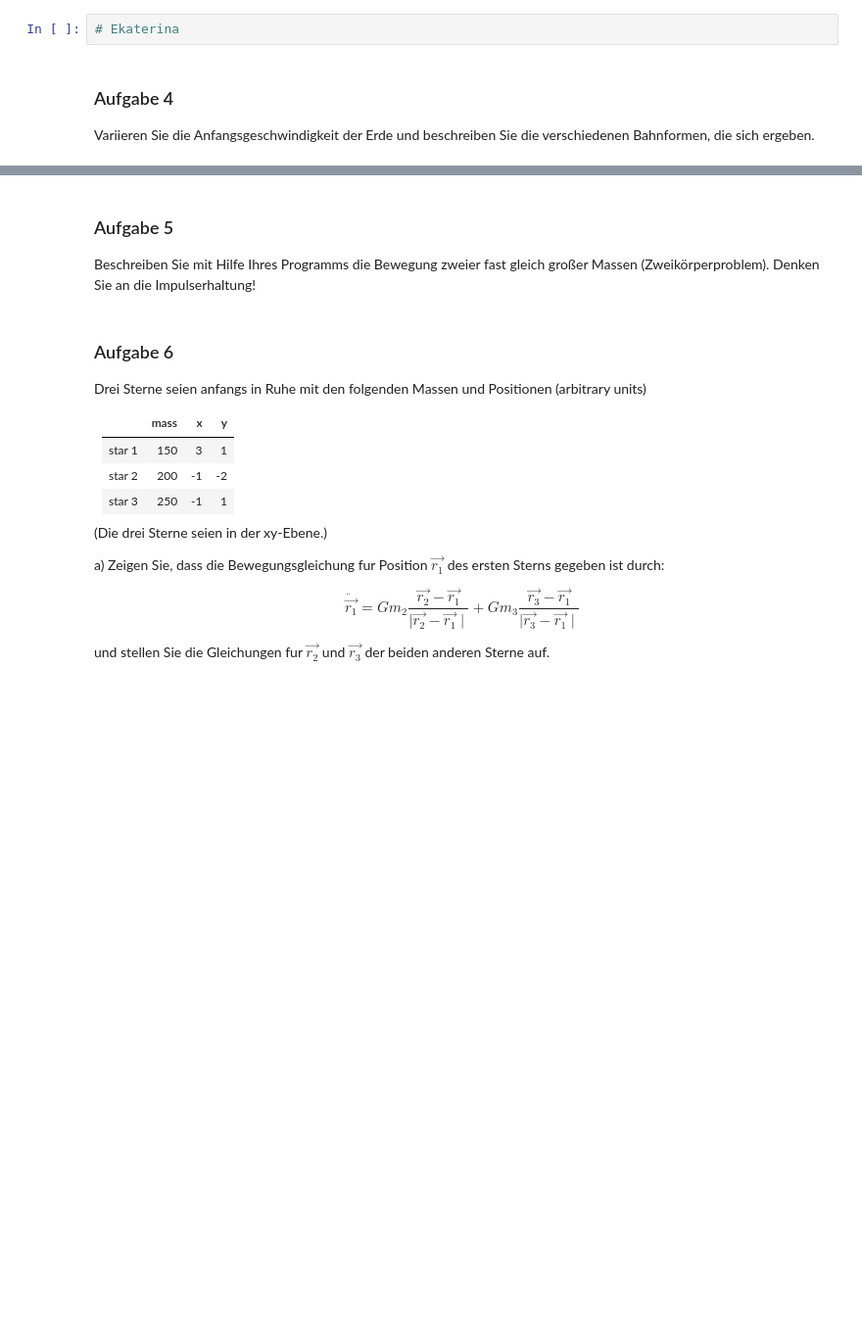
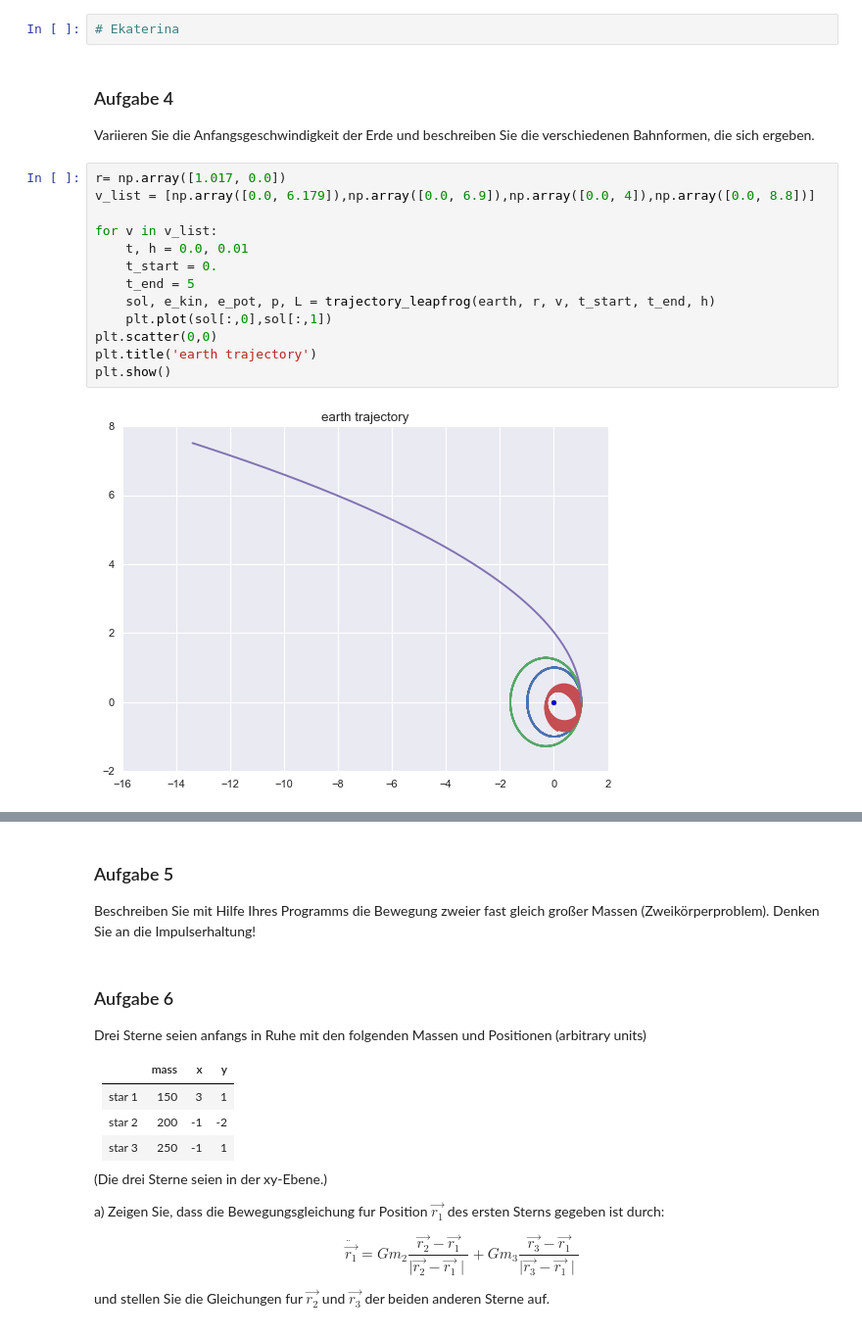
Before and after one commit to EkaterinaKasina/modellbildung_simulation, a Jupyter notebook: Blatt2/Abgabe2.ipynb, the cells around one changed output, grey strips where cells are left out. Shown at 98% size. Cells and saved outputs as stored; diff of their text form; blank space fills up the shorter version.

```diff
--- a/Blatt2/Abgabe2.ipynb
+++ b/Blatt2/Abgabe2.ipynb
@@ -240,3 +222,18 @@ $$m(r\ddot{\theta}+2\dot{r}\dot{\theta})= 0$$
 # %% [markdown]
 ### Aufgabe 4
 Variieren Sie die Anfangsgeschwindigkeit der Erde und beschreiben Sie die verschiedenen Bahnformen, die sich ergeben.
+# %%
+r= np.array([1.017, 0.0])
+v_list = [np.array([0.0, 6.179]),np.array([0.0, 6.9]),np.array([0.0, 4]),np.array([0.0, 8.8])]
+
+for v in v_list:
+    t, h = 0.0, 0.01
+    t_start = 0.
+    t_end = 5
+    sol, e_kin, e_pot, p, L = trajectory_leapfrog(earth, r, v, t_start, t_end, h)
+    plt.plot(sol[:,0],sol[:,1])
+plt.scatter(0,0)
+plt.title('earth trajectory')
+plt.show()
+# %% [output]
+[figure, added]
```
Also changed, not shown: parts of 4 cells of this notebook.
